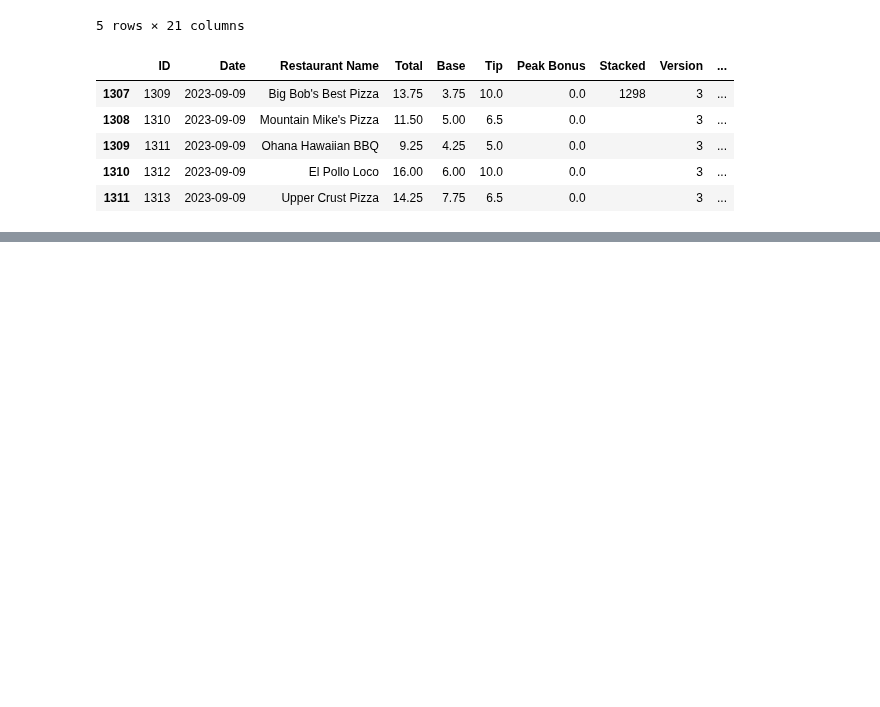
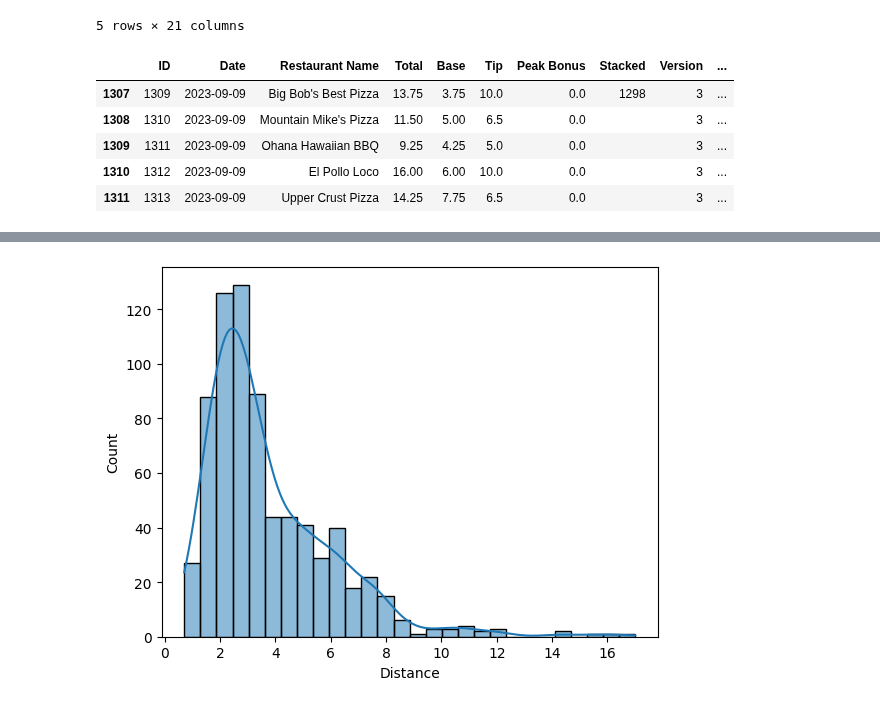
Before and after one commit to Crawford92/DeliveryData, a Jupyter notebook: stats.ipynb, the cells around one changed output, grey strips where cells are left out. Saved outputs shown, nothing was run; the diff lists cells and outputs as text; code cells hidden in the pictures; blank space fills up the shorter version.

```diff
--- a/stats.ipynb
+++ b/stats.ipynb
@@ -1208,0 +1077,5 @@ sns.reset_defaults()
+# %%
+sns.histplot(data=sheets_result, x="Distance", kde=True)
+plt.show()
+# %% [output]
+[figure, added]
```
Also changed, not shown: parts of 36 cells of this notebook.
